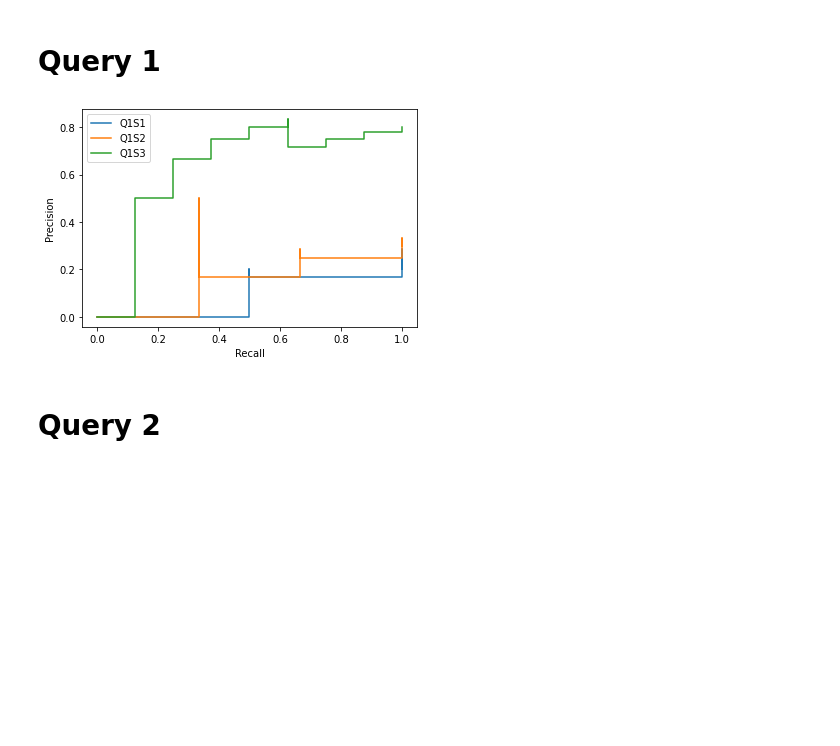
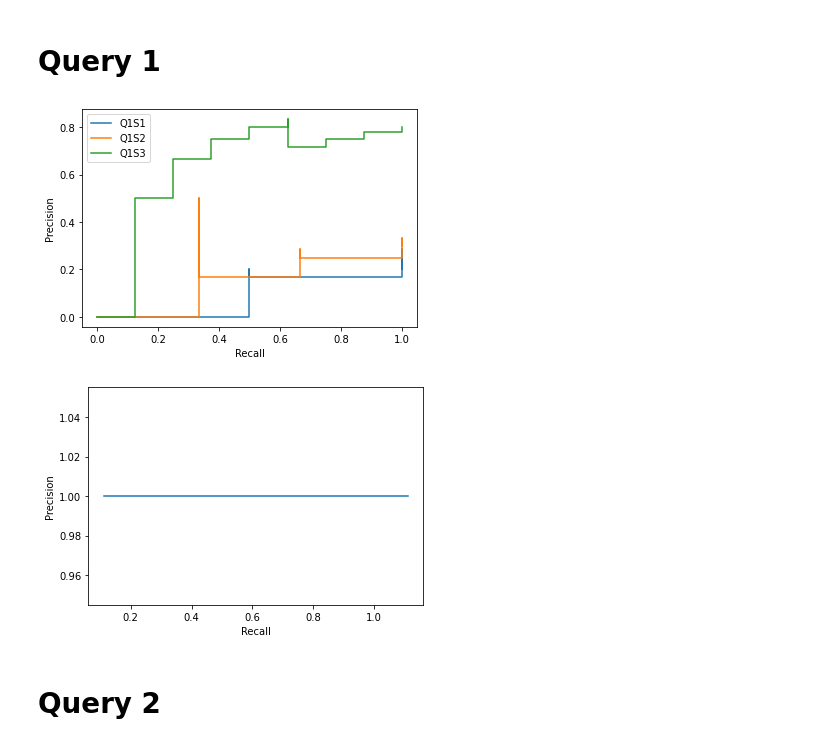
Before and after one commit to davide-castro20/FEUP-PRI, a Jupyter notebook: precision_graphs.ipynb, the cells around one changed output. Saved outputs shown, nothing was run; the diff lists cells and outputs as text; code cells hidden in the pictures; blank space fills up the shorter version.

Commit message:
plots

```diff
--- a/precision_graphs.ipynb
+++ b/precision_graphs.ipynb
@@ -58,33 +58,58 @@ query1_system2_plot = PrecisionRecallDisplay(precision_query1_system2,recall_que
 
 query1_system3_scores = np.array([0,1,1,1,1,1,0,1,1,1,1,1,0,1,0,1,0,1,0,1,])
 precision_query1_system3 = [
     len([
         doc
         for idx,doc in enumerate(np.split(y_true,2)[0][:idx])
         if query1_system3_scores[idx] == 1
     ]) / idx
     for idx, _ in enumerate(np.split(y_true,2)[0], start=1)
 ]
 
 recall_query1_system3 = [
     len([
         doc
         for idx,doc in enumerate(np.split(y_true,2)[0][:idx])
         if query1_system3_scores[idx] == 1
     ]) / np.bincount(np.split(query1_system3_scores,2)[0])[1]
     for idx, _ in enumerate(np.split(y_true,2)[0], start=1)
 ]
 
 query1_system3_plot = PrecisionRecallDisplay(precision_query1_system3,recall_query1_system3)
 
 query1_system1_plot.plot(ax=plt.gca(),name='Q1S1')
 query1_system2_plot.plot(ax=plt.gca(),name='Q1S2')
 query1_system3_plot.plot(ax=plt.gca(),name='Q1S3')
 
 plt.legend(loc='upper left',ncol=1)
 plt.show()
+
+query1_system4_scores = np.array([1,1,1,1,1,1,1,1,1,1,1,1,1,1,1,1,1,1])
+precision_query1_system4 = [
+    len([
+        doc
+        for idx,doc in enumerate(np.split(y_true,2)[0][:idx])
+        if query1_system4_scores[idx] == 1
+    ]) / idx
+    for idx, _ in enumerate(np.split(y_true,2)[0], start=1)
+]
+
+recall_query1_system4 = [
+    len([
+        doc
+        for idx,doc in enumerate(np.split(y_true,2)[0][:idx])
+        if query1_system4_scores[idx] == 1
+    ]) / np.bincount(np.split(query1_system4_scores,2)[0])[1]
+    for idx, _ in enumerate(np.split(y_true,2)[0], start=1)
+]
+
+query1_system4_plot = PrecisionRecallDisplay(precision_query1_system4,recall_query1_system4)
+
+query1_system4_plot.plot()
+plt.show()
 # %% [output]
 [figure]
+[figure, added]
 # %% [markdown]
 # Query 2
 # %%
```
Also changed, not shown: parts of 3 cells of this notebook, 3 other files.
